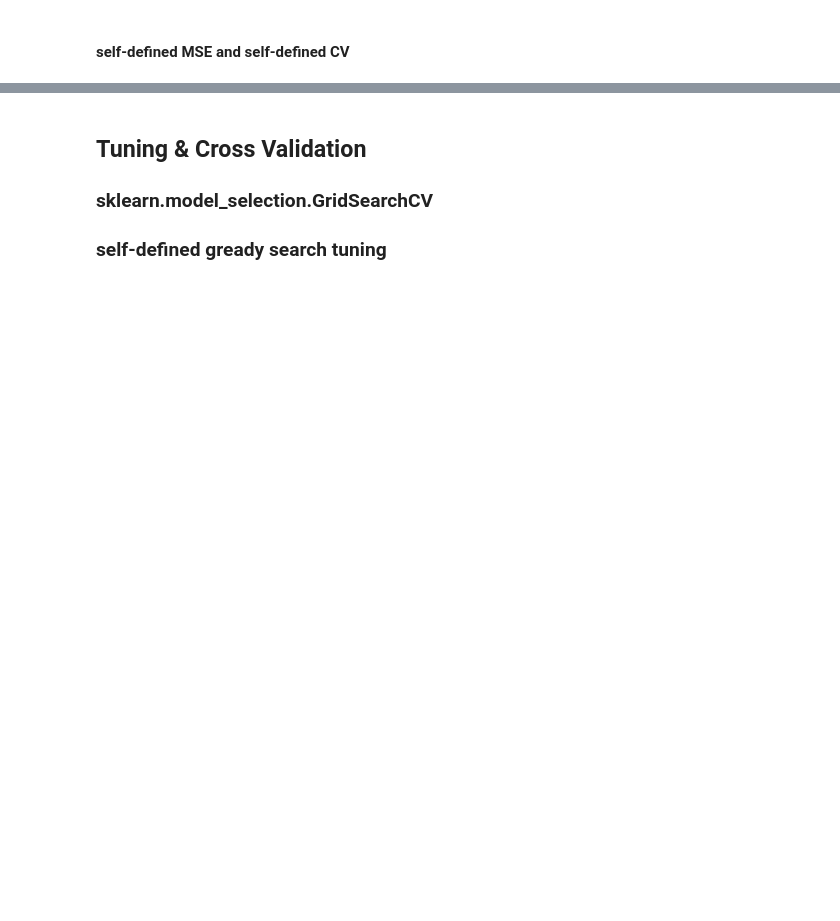
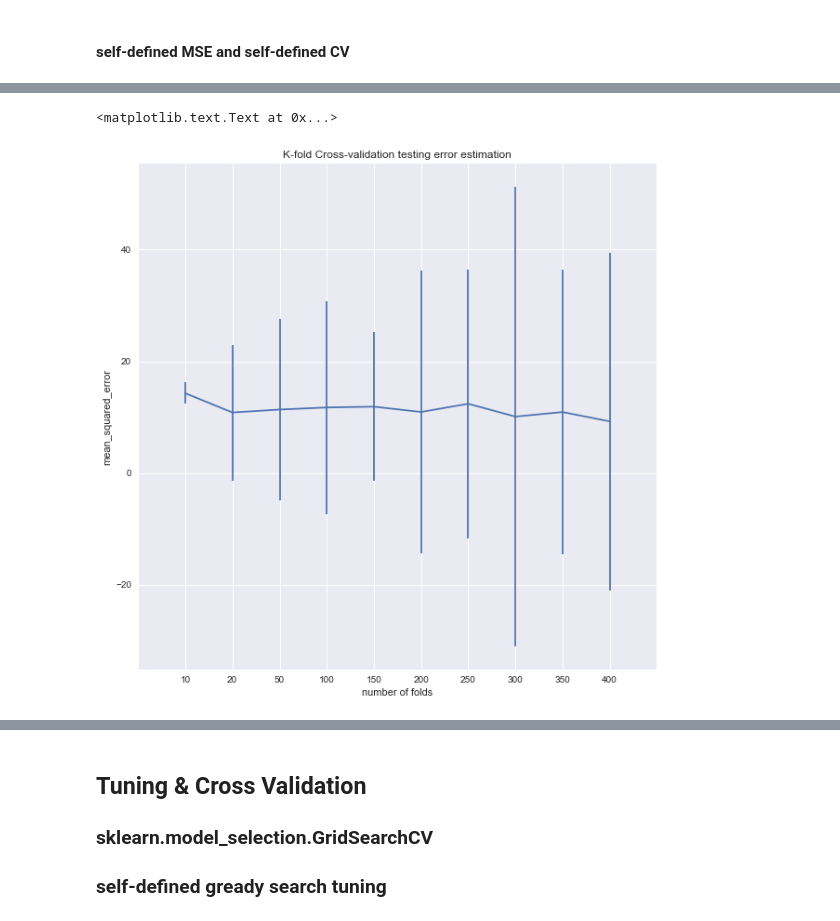
Before and after one commit to yueying-teng/RF, a Jupyter notebook: compare criteria .ipynb, the cells around one changed output, grey strips where cells are left out. Drawn from its saved outputs; the diff is of its cells as text; code cells hidden in the pictures; blank space fills up the shorter version.

```diff
--- a/compare criteria .ipynb
+++ b/compare criteria .ipynb
@@ -500,3 +565,20 @@ for kf in range(10, 50):
+# %%
+# plot cv test estimation and standard error of the estiamtion together
+# 95% CI of the mean (estimates of expected test error)
+
+fig = plt.figure(figsize = (10, 10))
+
+plt.errorbar(range(1, num_folds + 1), plot_mse, [np.std(item) for item in each_fold])
+ax = plt.gca()
+plt.xticks(range(0, num_folds + 2), [''] + [str(k) for k in folds] + [''])
+# plt.yticks(range(30, 110, 10))
+
+plt.title("K-fold Cross-validation testing error estimation")
+plt.xlabel("number of folds")
+plt.ylabel("mean_squared_error")
+# %% [output]
+<matplotlib.text.Text at 0x...>
+[figure, added]
 # %%
 fig = plt.figure(figsize = (10, 10))
 
```
Also changed, not shown: parts of 35 cells of this notebook.
